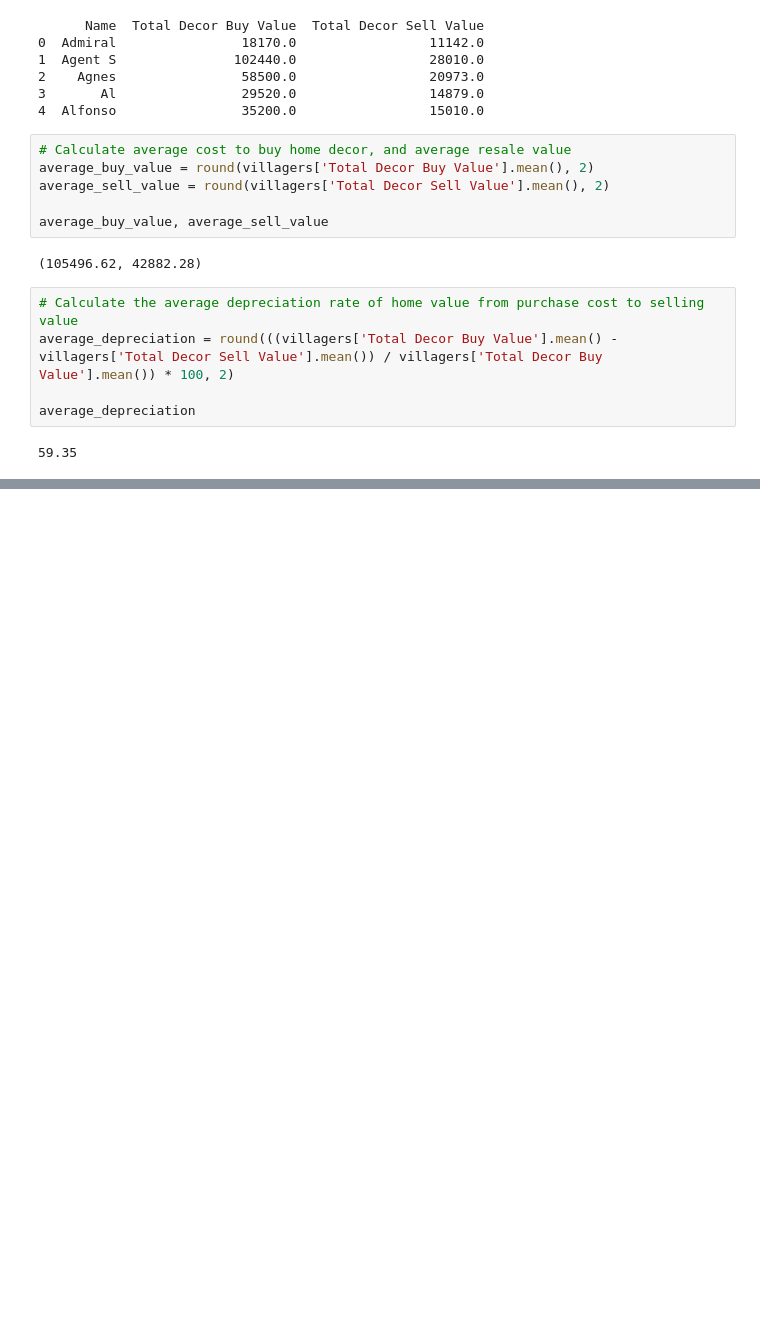
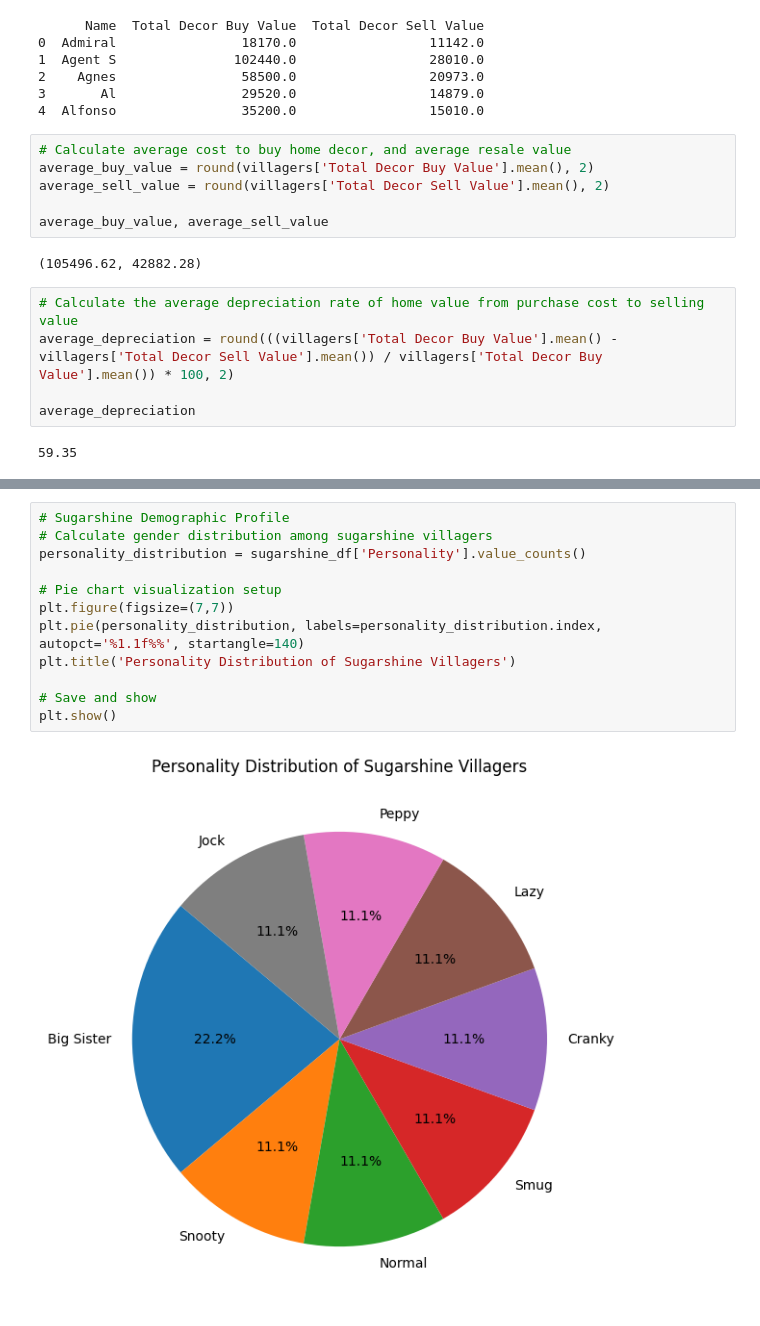
Before and after one commit to megan-es/animal-crossing-new-horizons-project, a Jupyter notebook: ACNH_Real_Estate.ipynb, the cells around one changed output, grey strips where cells are left out. Drawn from its saved outputs; the diff is of its cells as text; blank space fills up the shorter version.

```diff
--- a/ACNH_Real_Estate.ipynb
+++ b/ACNH_Real_Estate.ipynb
@@ -160 +234,15 @@ filtered_villagers_df.to_csv('sugarshine_villagers_complete.csv')
+# %%
+# Sugarshine Demographic Profile
+# Calculate gender distribution among sugarshine villagers
+personality_distribution = sugarshine_df['Personality'].value_counts()
+
+# Pie chart visualization setup
+plt.figure(figsize=(7,7))
+plt.pie(personality_distribution, labels=personality_distribution.index, autopct='%1.1f%%', startangle=140)
+plt.title('Personality Distribution of Sugarshine Villagers')
+
+# Save and show
+plt.show()
+# %% [output]
+[figure, added]
 # %%
```
Also changed, not shown: parts of 7 cells of this notebook, 10 other files.
